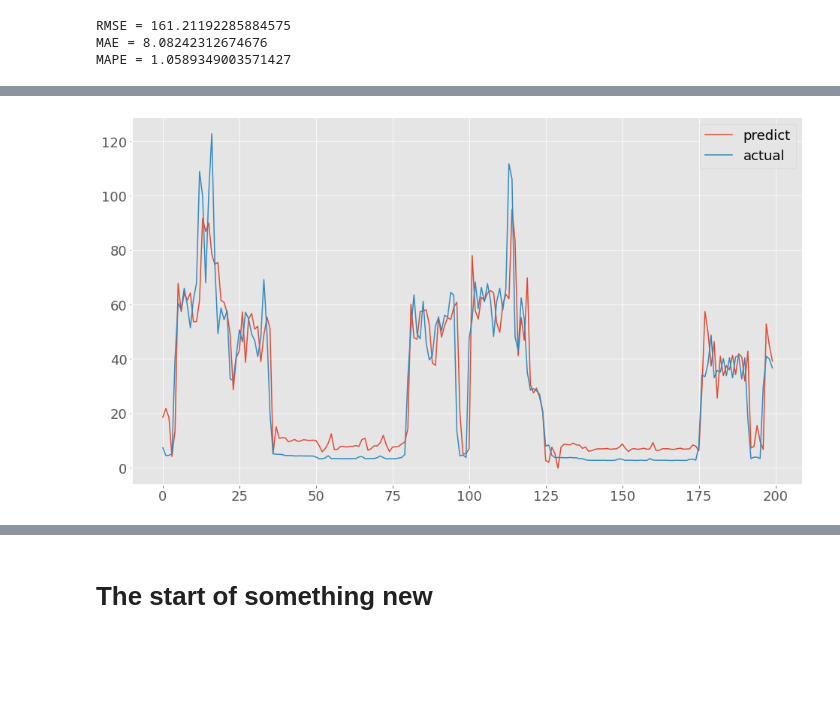
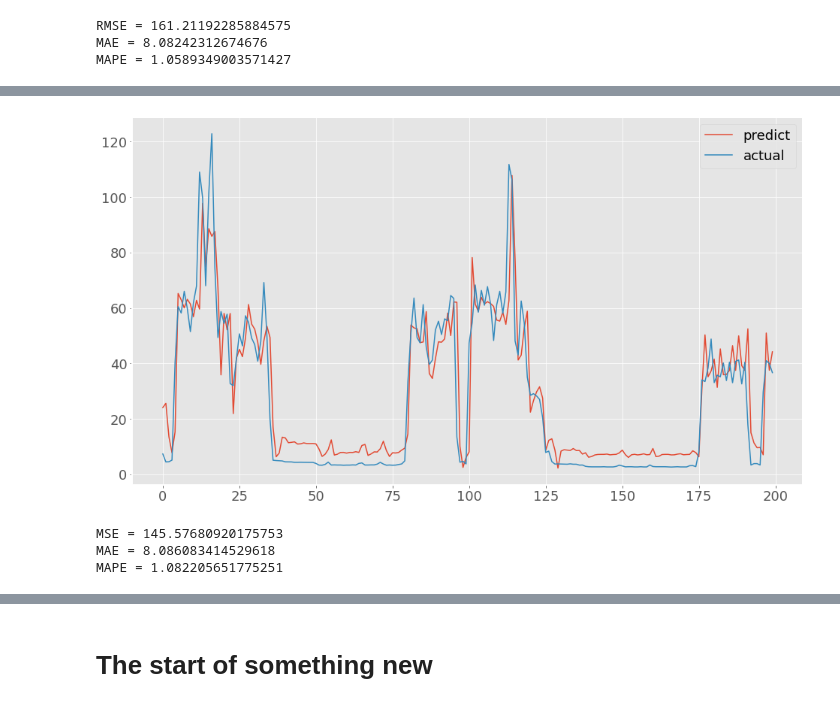
Before and after one commit to ImPerplexed/Thesis_212_BuiTuanKiet, a Jupyter notebook: thesis.ipynb, the cells around one changed output, grey strips where cells are left out. Drawn from its saved outputs; the diff is of its cells as text; code cells hidden in the pictures; blank space fills up the shorter version.

```diff
--- a/thesis.ipynb
+++ b/thesis.ipynb
@@ -780,11 +791,19 @@ MAPE = 1.020864795997111
 # %%
 plt.plot(imf_eemd_fc[:200], label = 'predict')
 plt.plot(test[:200].values, label = 'actual')
 plt.legend()
 plt.savefig('EEMDSVR_200')
 plt.show()
+
+RMSE_EEMD_SVR = mean_squared_error(test, imf_eemd_fc)
+MAE_EEMD_SVR  =mean_absolute_error(test, imf_eemd_fc)
+MAPE_EEMD_SVR = mean_absolute_percentage_error(test, imf_eemd_fc)
+print('MSE = {}'.format(RMSE_EEMD_SVR), '\nMAE = {}'.format(MAE_EEMD_SVR), '\nMAPE = {}'.format(MAPE_EEMD_SVR))
 # %% [output]
-[figure, old version]
+[figure, new version]
+MSE = 145.57680920175753
+MAE = 8.086083414529618
+MAPE = 1.082205651775251
 # %%
 imf1_eemd_SVR_fc = imf1_eemd_SVR.predict(np.array(df_train))
 imf2_eemd_SVR_fc = imf2_eemd_SVR.predict(np.array(df_train))
```
Also changed, not shown: parts of 27 cells of this notebook.
